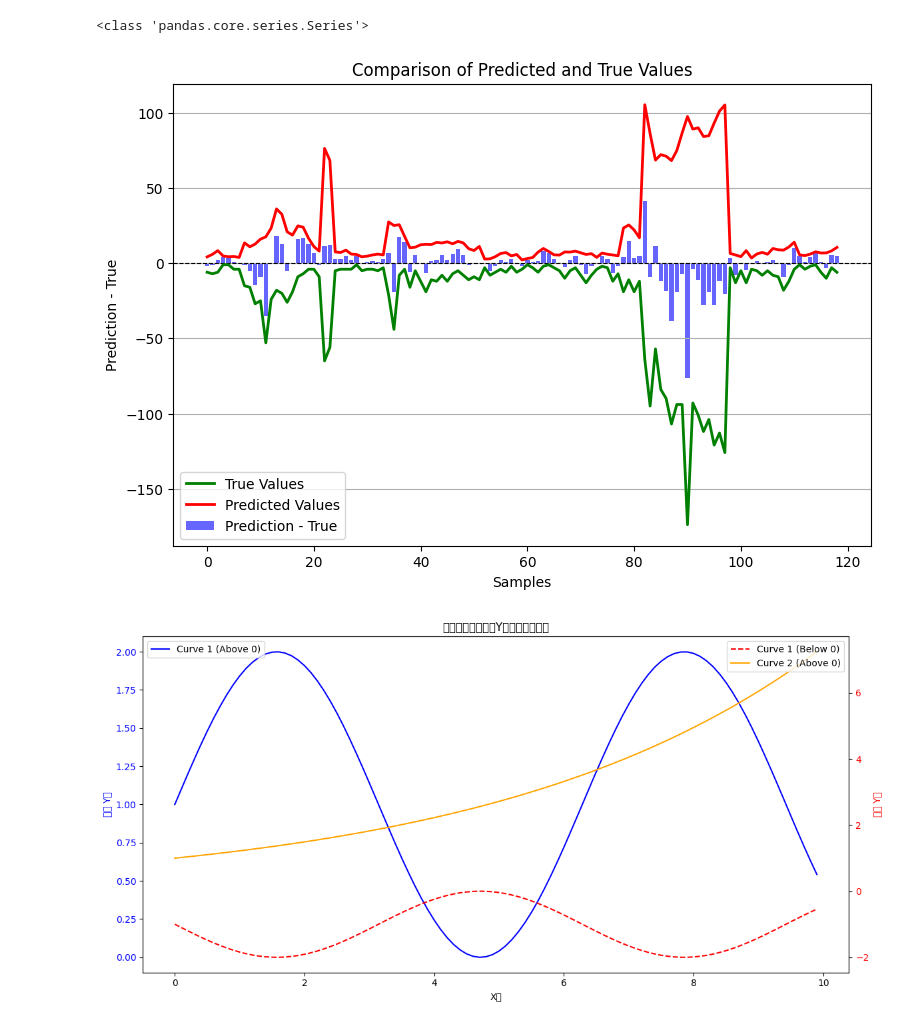
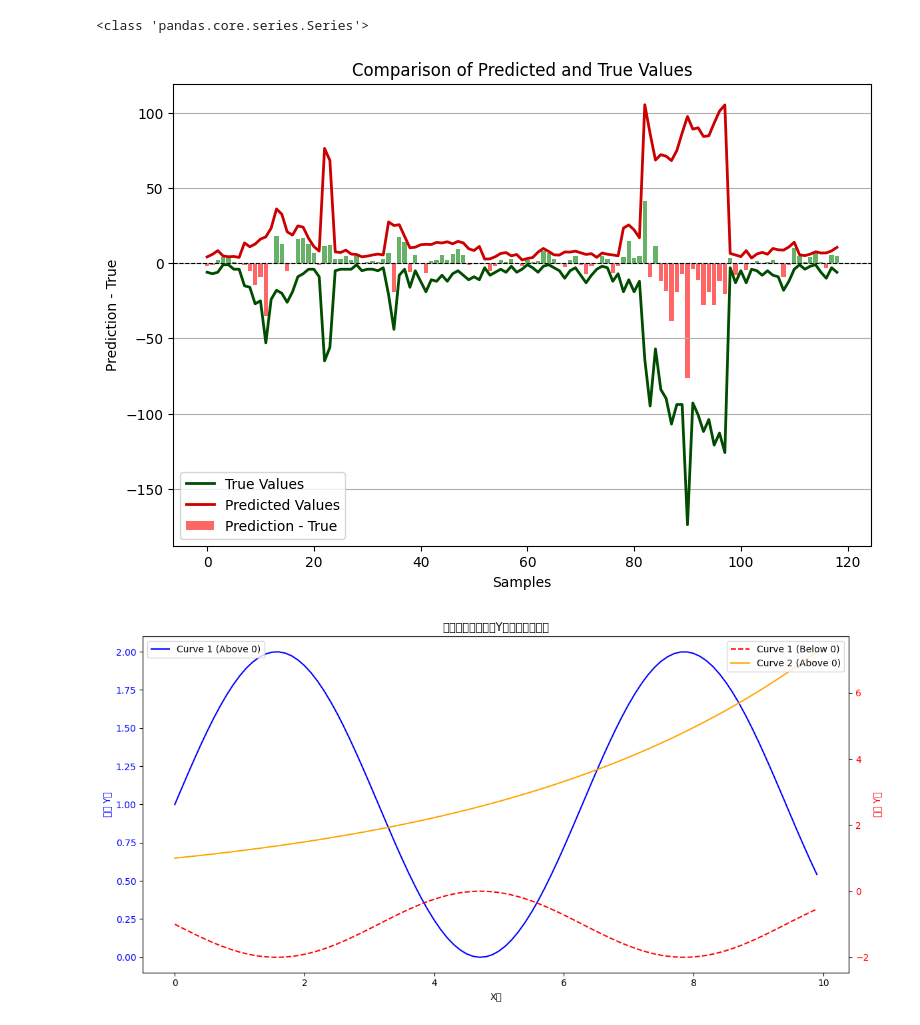
Before and after one commit to DAIDASEN/ICM2025, a Jupyter notebook: Lasso.ipynb, the cells around one changed output. Drawn from its saved outputs; the diff is of its cells as text; code cells hidden in the pictures.

```diff
--- a/Lasso.ipynb
+++ b/Lasso.ipynb
@@ -155,38 +155,38 @@ import matplotlib
 # matplotlib.rcParams['font.family'] = 'DejaVu Sans'
 
 # Example data (假设 y_pred 和 y_test 已经定义)
 y_true = y_test
 y_pred = model.predict(X_test)  # 请确保此行在你的上下文中有效
 
 # Calculate the difference
 difference = y_pred - y_true
 
 # Create figure with a specific size
 plt.figure(figsize=(9, 6))  # 设置图形大小
-
+colors = ['green' if error > 0 else 'red' for error in test_error]
 # Create bar chart with unified color
-plt.bar(range(len(difference)), difference, color='blue', alpha=0.6, label='Prediction - True')
+plt.bar(range(len(difference)), difference, color=colors, alpha=0.6, label='Prediction - True')
 
 # Add labels and title
 plt.xlabel('Samples')
 plt.ylabel('Prediction - True')
 plt.title('Comparison of Predicted and True Values')
 
 # Add horizontal reference line
 plt.axhline(0, color='black', linewidth=0.8, linestyle='--')
 
 # Plot the true values and predicted values as lines
-plt.plot(range(len(y_true)), -1*y_true, color='green', label='True Values', linestyle='-', linewidth=2)
-plt.plot(range(len(y_pred)), y_pred, color='red', label='Predicted Values', linestyle='-', linewidth=2)
+plt.plot(range(len(y_true)), -1 * y_true, color='#004d00', label='True Values', linestyle='-', linewidth=2)  # 深绿色
+plt.plot(range(len(y_pred)), y_pred, color='#cc0000', label='Predicted Values', linestyle='-', linewidth=2)  # 深红色
 
 # Add legends
 plt.legend()
 
 # Add grid for better readability
 plt.grid(axis='y')  # 添加y轴网格
 plt.show()
 # %% [output]
-[figure, old version]
+[figure, new version]
 # %%
 import matplotlib.pyplot as plt
 import numpy as np
```
Also changed, not shown: 1 other file.
